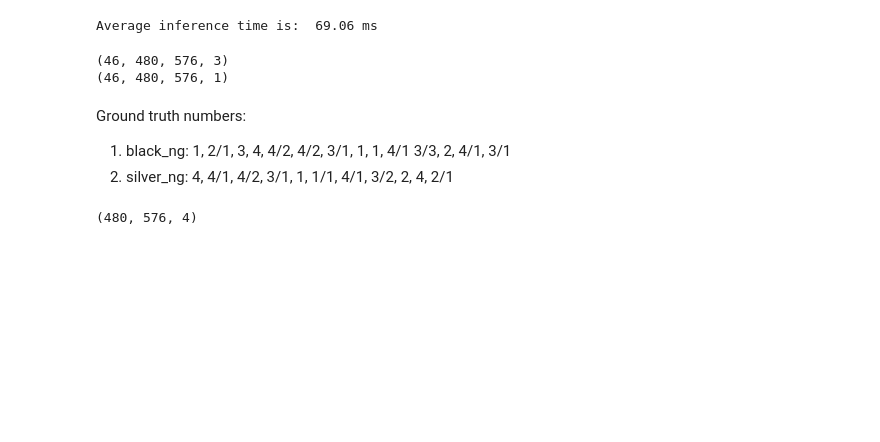
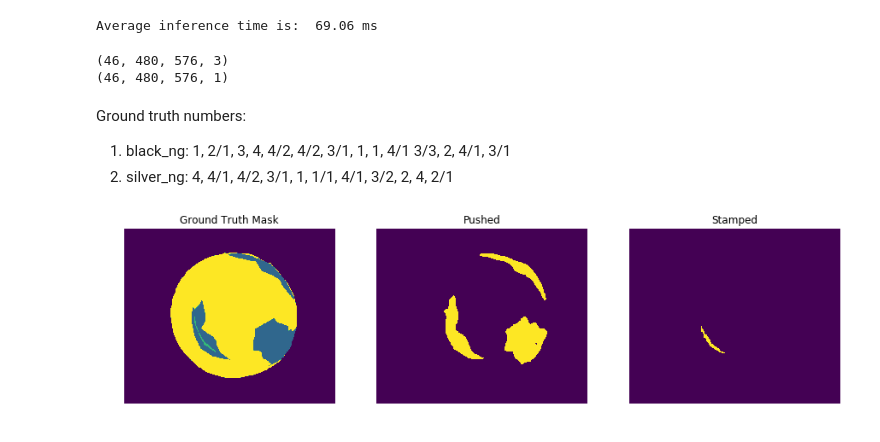
Before and after one commit to jhk0429/Segmentation_project, a Jupyter notebook: Inference.ipynb, the cells around one changed output. Drawn from its saved outputs; the diff is of its cells as text; code cells hidden in the pictures; blank space fills up the shorter version.

```diff
--- a/Inference.ipynb
+++ b/Inference.ipynb
@@ -128,7 +119,7 @@ def draw_and_count(img, contours, label = '', draw_type = 'contour', show=True):
             cv2.drawContours(img, [cnt], 0, (125, 125, 0), 2)
 
     if show:
-        display([img])
+        display([img], fig_size=8)
         print("{} {} found. Area: {}".format(count,label,area))
 
 
@@ -163,7 +154,7 @@ for idx,image in enumerate(tqdm(glob.glob("images/train/*/*.bmp"))):
 
     n = cv2.imread(image)
     n = tf.cast(n, tf.float32) / 255.0
-    image = tf.image.resize(n, (480,576)) #960,1152
+    image = tf.image.resize(n, IMG_SIZE) #960,1152
 
     image = tf.expand_dims(image,0)
     pred_mask.append(model(image)) # N, H, W, 3
@@ -194,7 +185,6 @@ for idx,image in enumerate(tqdm(glob.glob("images/train/*/*.bmp"))):
     time_list.append(time.time()-start)
 
 print("Average inference time is: ", (np.mean(time_list) * 1000).round(3), "ms")
-#print(time_list)
 # %% [output]
 Average inference time is:  96.475 ms
 # %%
@@ -217,7 +206,7 @@ for idx,image in enumerate(tqdm(img_loc)):
 
     n = cv2.imread(image)
     n = tf.cast(n, tf.float32) / 255.0
-    image = tf.image.resize(n, (480,576)) #960,1152
+    image = tf.image.resize(n, IMG_SIZE) #960,1152
 
     flipped = tf.image.flip_left_right(image)
 
@@ -254,7 +243,6 @@ for idx,image in enumerate(tqdm(img_loc)):
     time_list.append(time.time()-start)
 
 print("Average inference time is: ",(np.mean(time_list) * 1000).round(3), "ms")
-#print(time_list)
 # %% [output]
 Average inference time is:  69.06 ms
 # %%
@@ -267,7 +255,7 @@ for img in glob.glob("images/train/*/*.bmp"):
 
     n = cv2.imread(img)
     n = tf.cast(n, tf.float32) / 255.0
-    n = tf.image.resize(n, (480,576)) #960,1152
+    n = tf.image.resize(n, IMG_SIZE) #960,1152
 
     flipped = tf.image.flip_left_right(n)
 
@@ -281,7 +269,7 @@ for img in glob.glob("images/train/*/*.bmp"):
     a = rgb_to_onehot(y, color_dict) #change to one hot
 
     bb = tf.expand_dims(np.argmax(a, axis=-1),-1) #combine one hot #0,1,2,3
-    bbb = tf.image.resize(bb, (480,576)) #960,1152
+    bbb = tf.image.resize(bb, IMG_SIZE) #960,1152
 
     flipped2 = tf.image.flip_left_right(bbb)
 
@@ -303,7 +291,21 @@ Ground truth numbers:
 2.   silver_ng:
 4, 4/1, 4/2, 3/1, 1, 1/1, 4/1,
 3/2, 2, 4, 2/1
-# %%
-print(np.shape(pred_mask[0][0][0]))
-# %% [output]
-(480, 576, 4)
+# %%
+idx = 3
+
+ex = np.round(pred_mask[idx][0][0]) # ex = H,W,4
+
+pushed = tf.expand_dims(ex[:,:,1], -1) + tf.expand_dims(ex[:,:,2], -1)
+circle = tf.expand_dims(ex[:,:,3], -1)
+stamped = tf.expand_dims(ex[:,:,2], -1) # stamped = H,W,1
+bg = tf.expand_dims(ex[:,:,0], -1)
+
+#bg = 0, pushed = 1, stamped = 2, circle = 3
+
+gt_mask = np.round(test_y[idx],decimals = 0)
+#print((gt_mask==1).sum())
+
+display([gt_mask, pushed, stamped])
+# %% [output]
+[figure, added]
```
Also changed, not shown: parts of 15 cells of this notebook.
